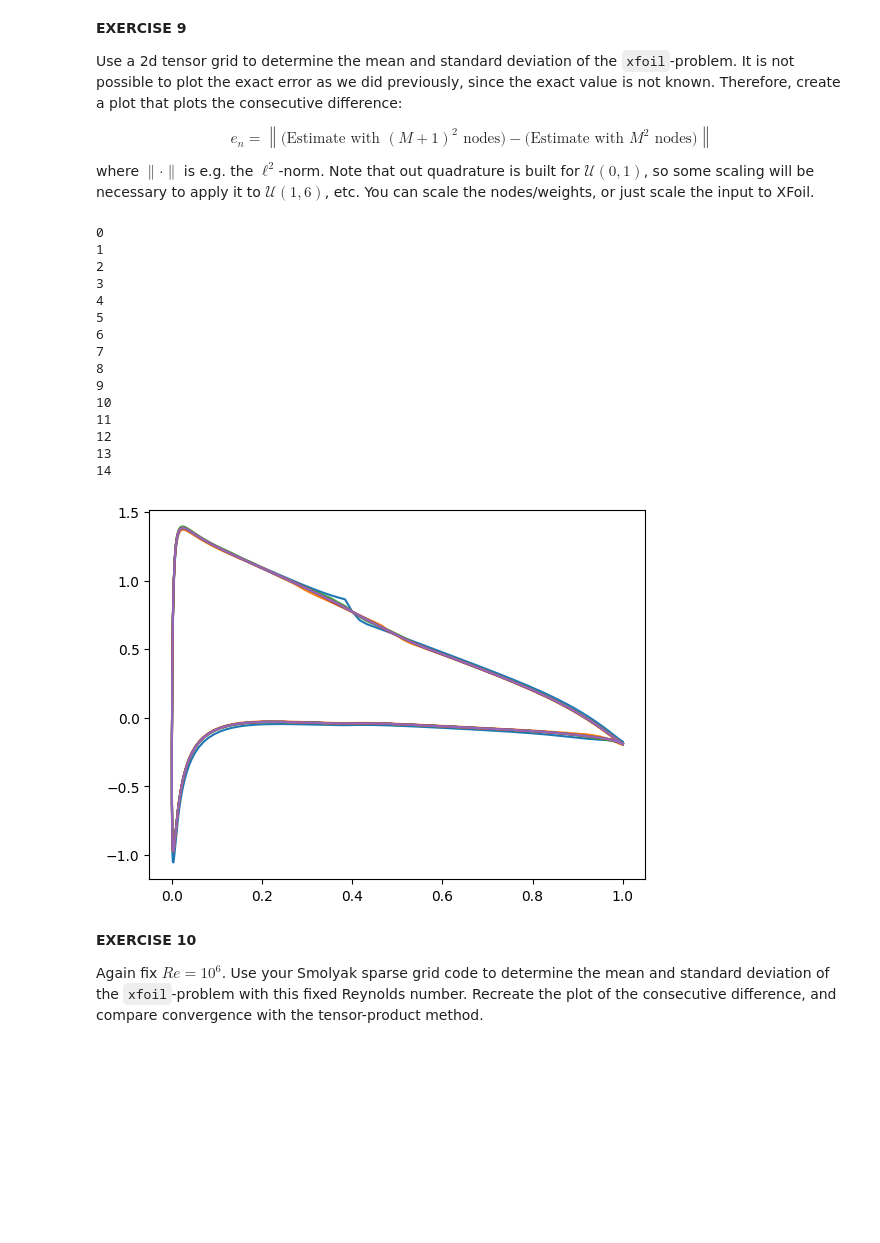
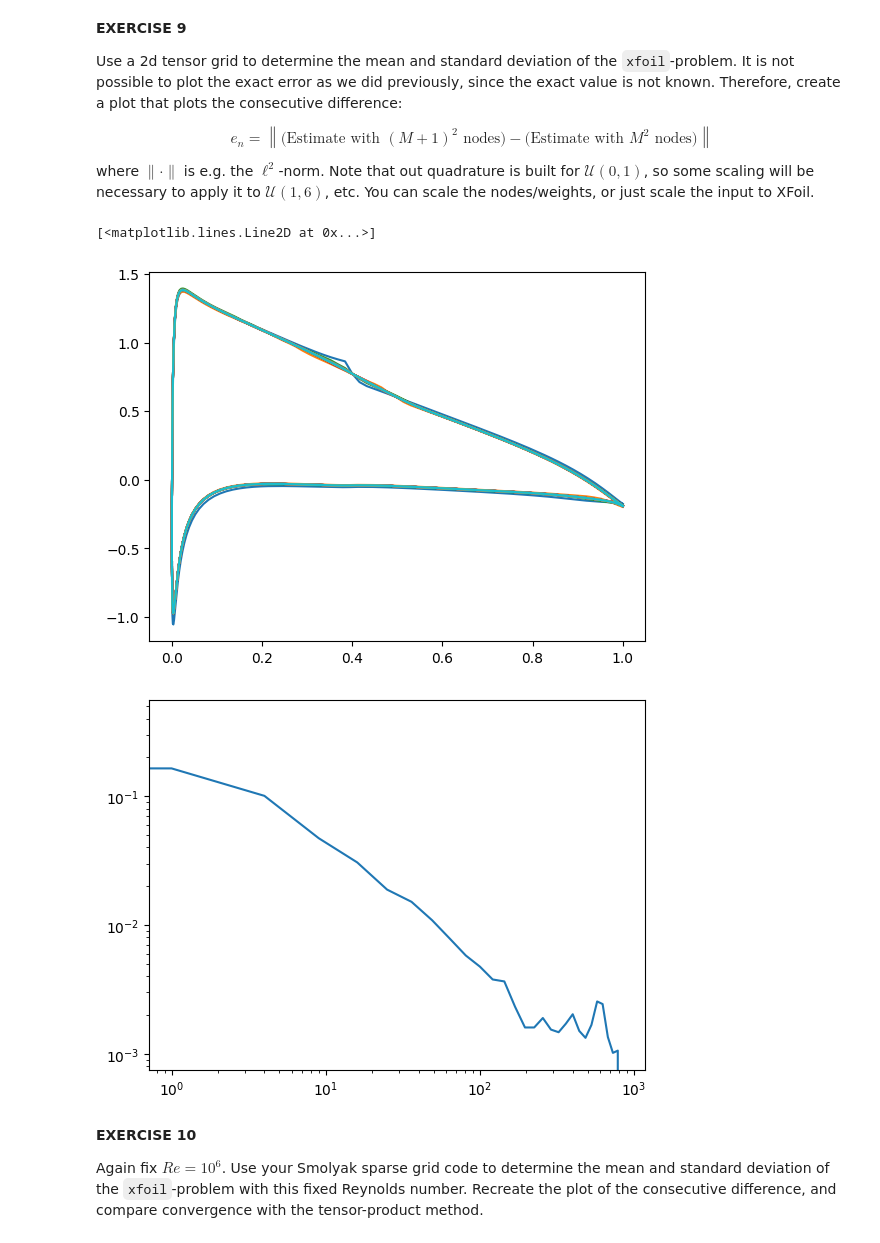
Before and after one commit to msahirs/CFD_IV, a Jupyter notebook: Tutorial1.ipynb, the cells around one changed output. Drawn from its saved outputs; the diff is of its cells as text; code cells hidden in the pictures; blank space fills up the shorter version.

```diff
--- a/Tutorial1.ipynb
+++ b/Tutorial1.ipynb
@@ -397,17 +397,17 @@ def quad2d_cc(f, M1, M2):
     x1, w1 = scaled_clenshaw(M1)
     x2, w2 = scaled_clenshaw(M2)
 
-    quad_mat = np.zeros((M1+1,M2+1))
+    sum =0
 
     for i in range(M1+1):
         for j in range(M2+1):
-            quad_mat[i,j] = f(x1[i], x2[j])*w1[i]*w2[j]
+            sum += f(x1[i], x2[j])*w1[i]*w2[j]
             # sum += u(x1[i], x2[j])*w1[i]*w2[j]
             nodes_evaluated.append([x1[i], x2[j]])
 
     # np.outer(u(x1)*w1,u(x2)*w2)
     # quad_mat
-    return np.sum(quad_mat), nodes_evaluated #, grid_vals
+    return sum, nodes_evaluated #, grid_vals
 
 
 
@@ -640,9 +640,9 @@ $$e_n = \left\|\text{(Estimate with $(M+1)^2$ nodes)} - \text{(Estimate with $M^
 
 where $\|\cdot\|$ is e.g. the $\ell^2$-norm.  Note that out quadrature is built for $\mathcal{U}(0,1)$, so some scaling will be necessary to apply it to $\mathcal{U}(1,6)$, etc.  You can scale the nodes/weights, or just scale the input to XFoil.
 # %%
-A = 15
+A = 30
 
-M_arr = np.array([x for x in range(A)])
+M_arr = np.array([x for x in range(0,A,1)])
 
 N_arr = M_arr**2
 
@@ -657,56 +657,51 @@ get_xfoil_1e6 = wrap_xfoil_Re(1e6)
 results_array = []
 
 for i in range(len(M_arr)):
-    print(M_arr[i])
+    # print(M_arr[i])
     xfoil_res = quad2d_stoch(get_xfoil_1e6, M_arr[i], M_arr[i],
                        a1=1,b1=6,a2=0.3,b2=0.6)
 
     results_array.append(xfoil_res)
 
     # print(xfoil_res)
 ""
 # print(np.squeeze(np.array(results_array)).shape)
 vals = np.squeeze(np.array(results_array))
 diff_vals = np.diff(vals, axis = 0,)
 diff_vals = np.vstack((diff_vals,np.zeros_like(vals[-1,:])))
 
 for i in vals:
     plt.plot(xfoil.x, i)
+
+
+plt.figure()
+e_n = np.sqrt(np.sum(diff_vals**2, axis = 1))
+
+plt.loglog(N_arr,e_n)
+
+
 
 
 # compute relative error, w.r.t. error on finest grid
 # limitation: an error of 0 is shown on the finest grid point
 # warning: ensure M1, M2 are in ascending order!
 # Eu = EIP2d_arr[-1]
 # err_arr = np.abs(EIP2d_arr-Eu)
 
 
 # sort_idx = np.argsort(N_arr)
 # N_arr = N_arr[sort_idx]
 # err_arr = err_arr[sort_idx]
 
 # plt.figure()
 # plt.loglog(N_arr, err_arr, '--', marker = 'x')
 # plt.xlabel('N')
 # plt.ylabel('eN')
 # plt.grid(True)
 # %% [output]
-0
-1
-2
-3
-4
-5
-6
-7
-8
-9
-10
-11
-12
-13
-14
+[<matplotlib.lines.Line2D at 0x...>]
-[figure, old version]
+[figure, new version]
+[figure, added]
 # %% [markdown]
 **EXERCISE 10**
 
```
Also changed, not shown: parts of 4 cells of this notebook, 3 other files.
